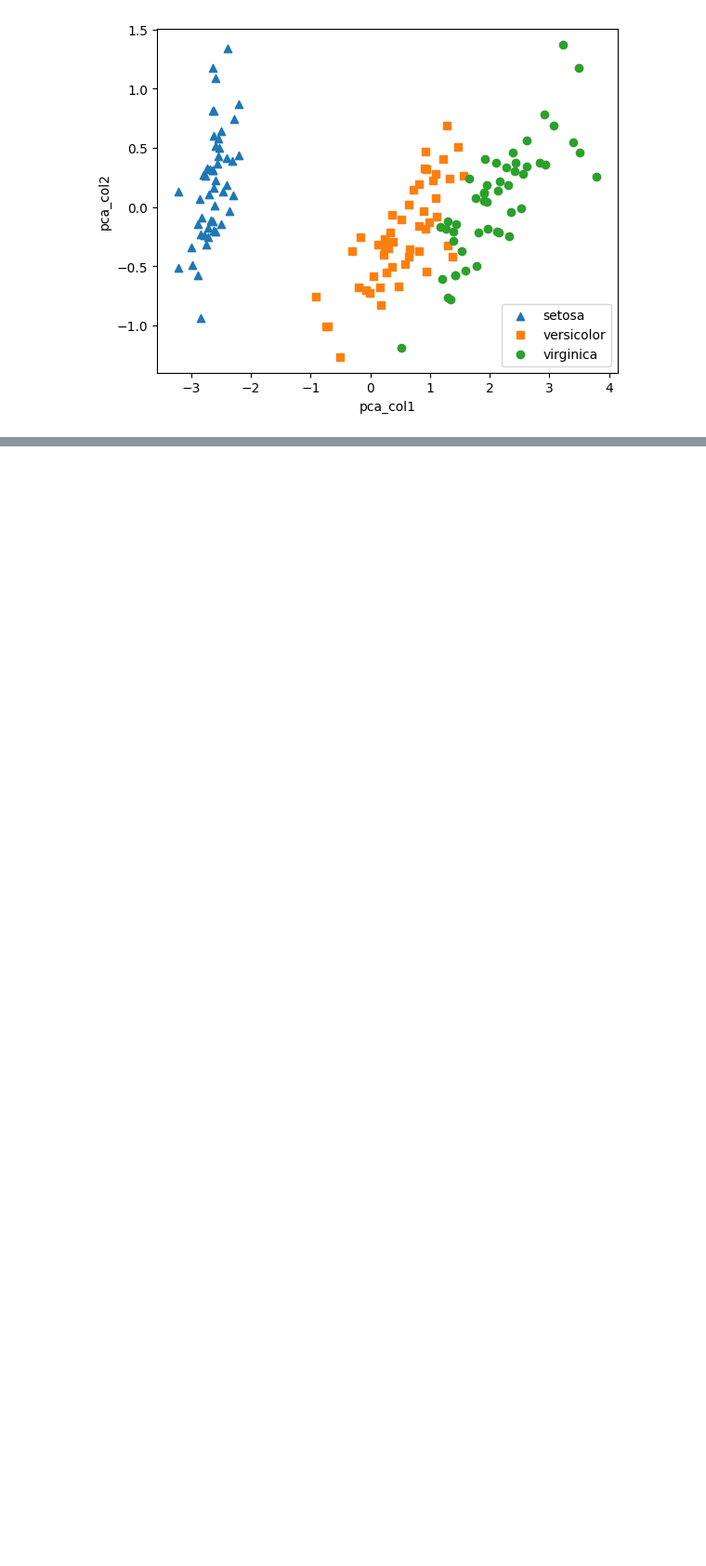
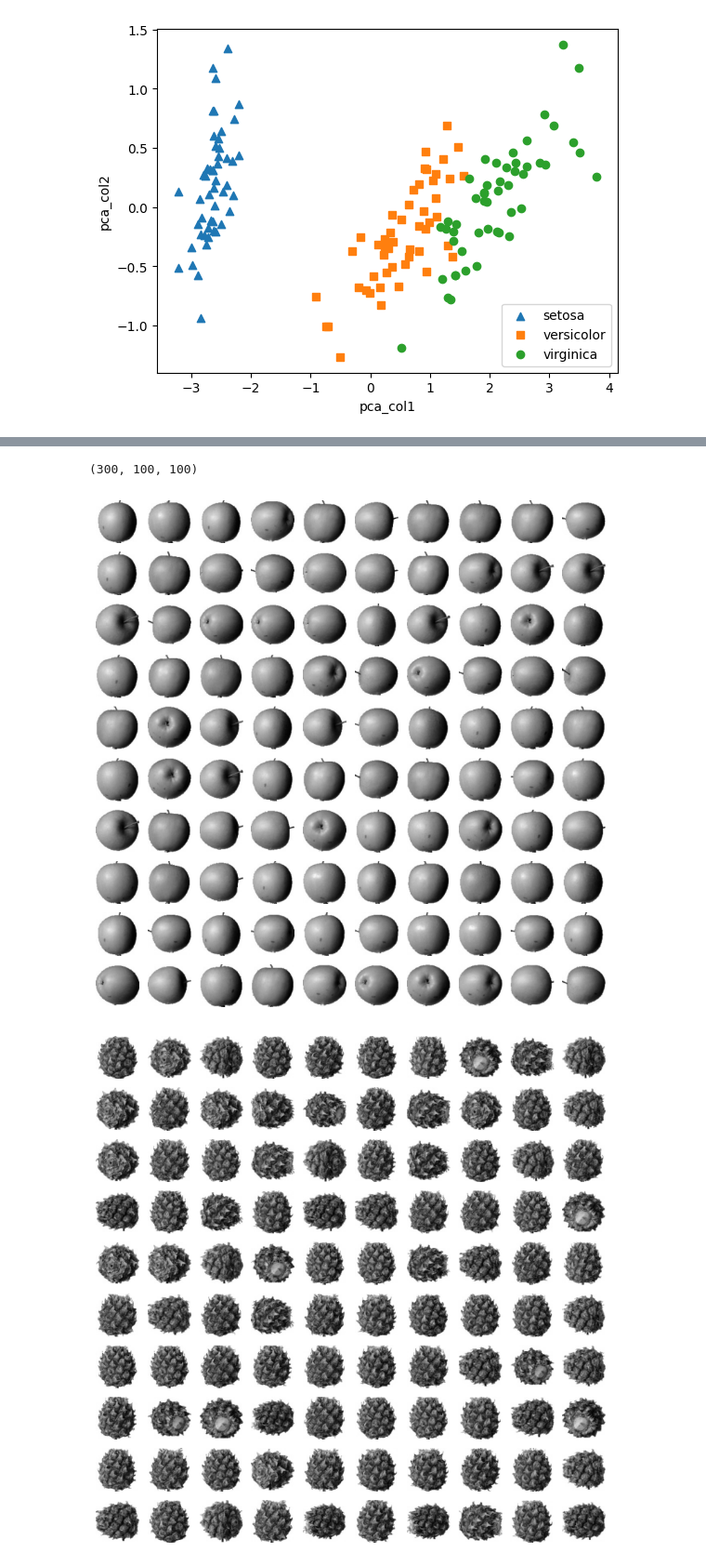
Before and after one commit to yugyeongh/encore_skn11, a Jupyter notebook: 05_ml-workspace/06_dim_reduction/01_pca_lda.ipynb, the cells around one changed output, grey strips where cells are left out. Shown at 93% size. Saved outputs shown, nothing was run; the diff lists cells and outputs as text; code cells hidden in the pictures; blank space fills up the shorter version.

```diff
--- a/05_ml-workspace/06_dim_reduction/01_pca_lda.ipynb
+++ b/05_ml-workspace/06_dim_reduction/01_pca_lda.ipynb
@@ -45,7 +46,9 @@ from sklearn.decomposition import PCA
 pca = PCA(n_components=2) # 2차원으로 축소
 
 X = iris_df.iloc[:,:-1] # 독립변수 (특성 데이터)만 보아서 x
-iris_pca = pca.fit_transform(X)
+
+pca.fit(X)
+iris_pca = pca.transform(X) # fit_transform해도 같은 결과가 나오는지?
 
 iris_pca_df = pd.DataFrame(iris_pca, columns=['pca_col1','pca_col2'])
 iris_pca_df['target'] = iris_data.target
@@ -70,0 +106,31 @@ array([0.92461872, 0.05306648])
+# %%
+fruits = np.load('./data/fruits_300.npy')
+fruits.shape
+# %% [output]
+(300, 100, 100)
+# %%
+# 이미지 시각화 함수
+def draw_fruits(arr, ratio=1):
+    N = len(arr)
+    rows = int(np.ceil(N/10))
+    cols = N if rows < 2 else 10
+    fig, ax = plt.subplots(
+        rows, cols,
+        figsize=(cols * ratio, rows * ratio),
+        squeeze=False # 전달받을 때 차원을 축소할 수 있어서 2차원 형태 유지시키게 false로 주기
+    )
+
+    for i in range(rows):
+        for j in range(cols):
+            if i * 10 + j < N: # 마지막 갯수 제한
+                ax[i, j].imshow(arr[i * 10 + j], cmap='gray_r') # cmap 옵션: color 지정
+            ax[i, j].axis('off')
+
+    plt.show()
+# %%
+draw_fruits(fruits[:100]) # 사과
+draw_fruits(fruits[100:200]) # 파인애플
+draw_fruits(fruits[200:300]) # 바나나
+# %% [output]
+[figure, added]
+[figure, added]
```
Also changed, not shown: parts of 32 cells of this notebook, 3 other files.
